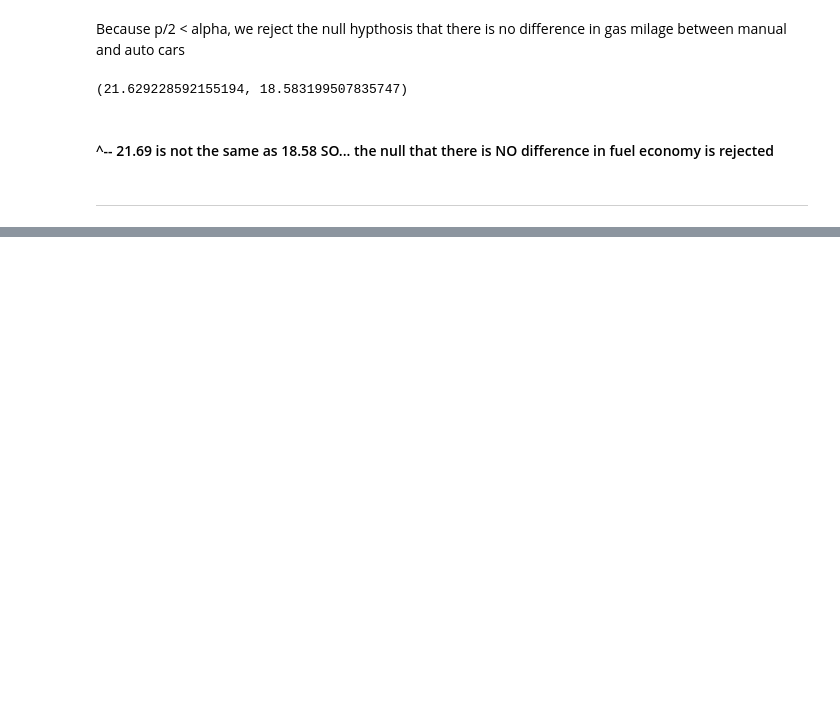
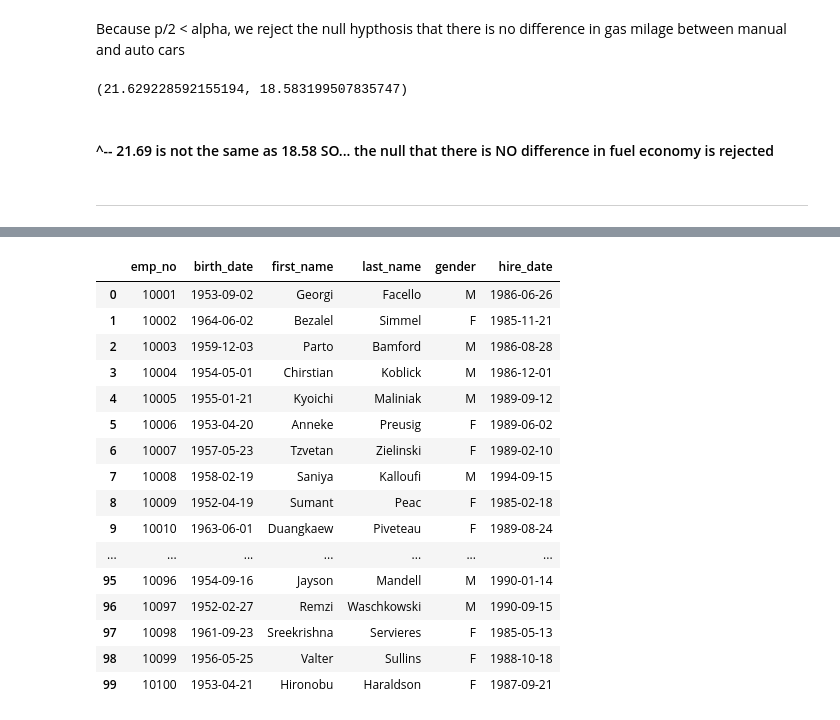
Before and after one commit to natasharivers/Statistics, a Jupyter notebook: hypothesis_testing.ipynb, the cells around one changed output, grey strips where cells are left out. Cells and saved outputs as stored; diff of their text form; code cells hidden in the pictures; blank space fills up the shorter version.

```diff
--- a/hypothesis_testing.ipynb
+++ b/hypothesis_testing.ipynb
@@ -417,0 +508,2 @@ ________
+# %%
+url = f'mysql+pymysql://{user}:{password}@{host}/employees'
@@ -417,0 +513,21 @@ ________
+# %%
+employees_df = pd.read_sql('SELECT * from employees limit 100', url)
+employees_df
+# %% [output]
+|  | emp_no | birth_date | first_name | last_name | gender | hire_date |
+| 0 | 10001 | 1953-09-02 | Georgi | Facello | M | 1986-06-26 |
+| 1 | 10002 | 1964-06-02 | Bezalel | Simmel | F | 1985-11-21 |
+| 2 | 10003 | 1959-12-03 | Parto | Bamford | M | 1986-08-28 |
+| 3 | 10004 | 1954-05-01 | Chirstian | Koblick | M | 1986-12-01 |
+| 4 | 10005 | 1955-01-21 | Kyoichi | Maliniak | M | 1989-09-12 |
+| 5 | 10006 | 1953-04-20 | Anneke | Preusig | F | 1989-06-02 |
+| 6 | 10007 | 1957-05-23 | Tzvetan | Zielinski | F | 1989-02-10 |
+| 7 | 10008 | 1958-02-19 | Saniya | Kalloufi | M | 1994-09-15 |
+| 8 | 10009 | 1952-04-19 | Sumant | Peac | F | 1985-02-18 |
+| 9 | 10010 | 1963-06-01 | Duangkaew | Piveteau | F | 1989-08-24 |
+| ... | ... | ... | ... | ... | ... | ... |
+| 95 | 10096 | 1954-09-16 | Jayson | Mandell | M | 1990-01-14 |
+| 96 | 10097 | 1952-02-27 | Remzi | Waschkowski | M | 1990-09-15 |
+| 97 | 10098 | 1961-09-23 | Sreekrishna | Servieres | F | 1985-05-13 |
+| 98 | 10099 | 1956-05-25 | Valter | Sullins | F | 1988-10-18 |
+| 99 | 10100 | 1953-04-21 | Hironobu | Haraldson | F | 1987-09-21 |
```
Also changed, not shown: parts of 24 cells of this notebook.
